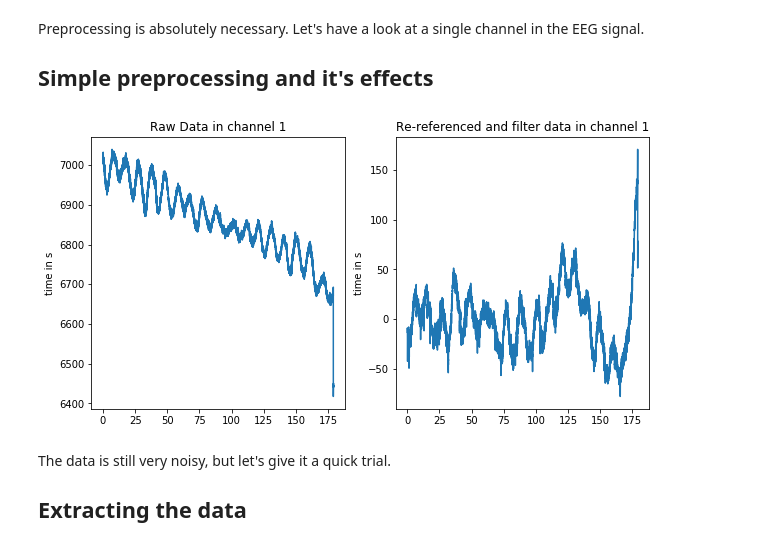
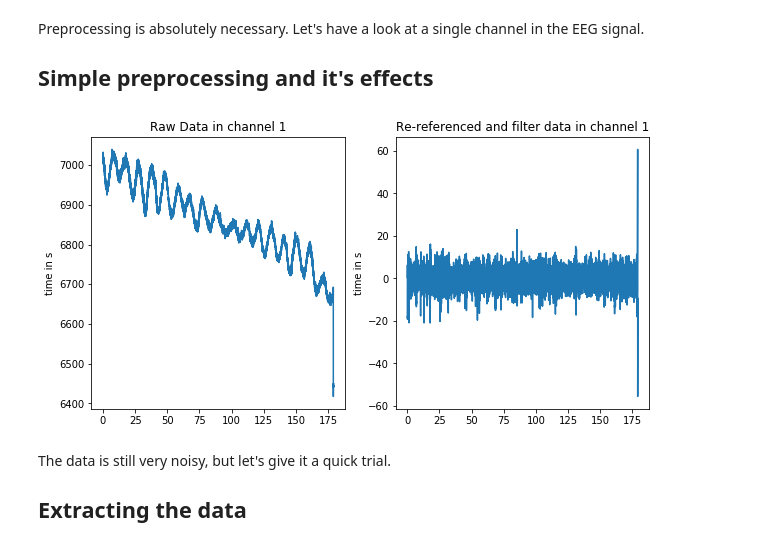
Before and after one commit to SRSteinkamp/EEGtoText, a Jupyter notebook: EEGtoText.ipynb, the cells around one changed output. Saved outputs shown, nothing was run; the diff lists cells and outputs as text; code cells hidden in the pictures.

```diff
--- a/EEGtoText.ipynb
+++ b/EEGtoText.ipynb
@@ -81,17 +81,17 @@ Preprocessing is absolutely necessary. Let's have a look at a single channel in
 # %%
 # Create a vector indicating the seconds of the EEG signal:
 t = np.linspace(0, eeg[0].shape[0]/128, eeg[0].shape[0])
 plt.figure(figsize=(10,5))
 plt.subplot(121)
 plt.plot(t, eeg[0][:, 0]);
 plt.title('Raw Data in channel 1');
 plt.ylabel('time in s');
 plt.subplot(122)
-plt.plot(t, iu.simple_EEG_preprocessing(eeg[0], 0.01, 35, 128)[:, 0])
+plt.plot(t, iu.simple_EEG_preprocessing(eeg[0], 1, 35, 128)[:, 0])
 plt.title('Re-referenced and filter data in channel 1');
 plt.ylabel('time in s');
 # %% [output]
-[figure, old version]
+[figure, new version]
 # %% [markdown]
 The data is still very noisy, but let's give it a quick trial.
 ## Extracting the data
```
Also changed, not shown: parts of 14 cells of this notebook.
